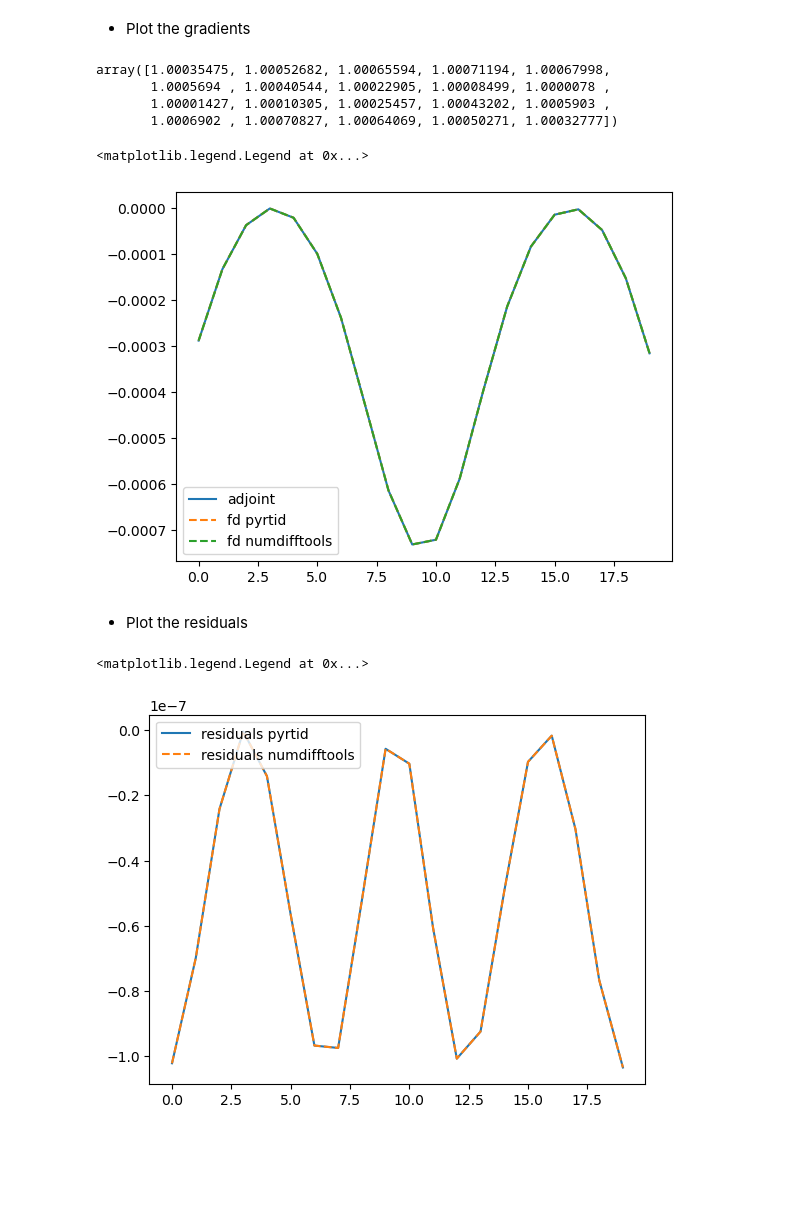
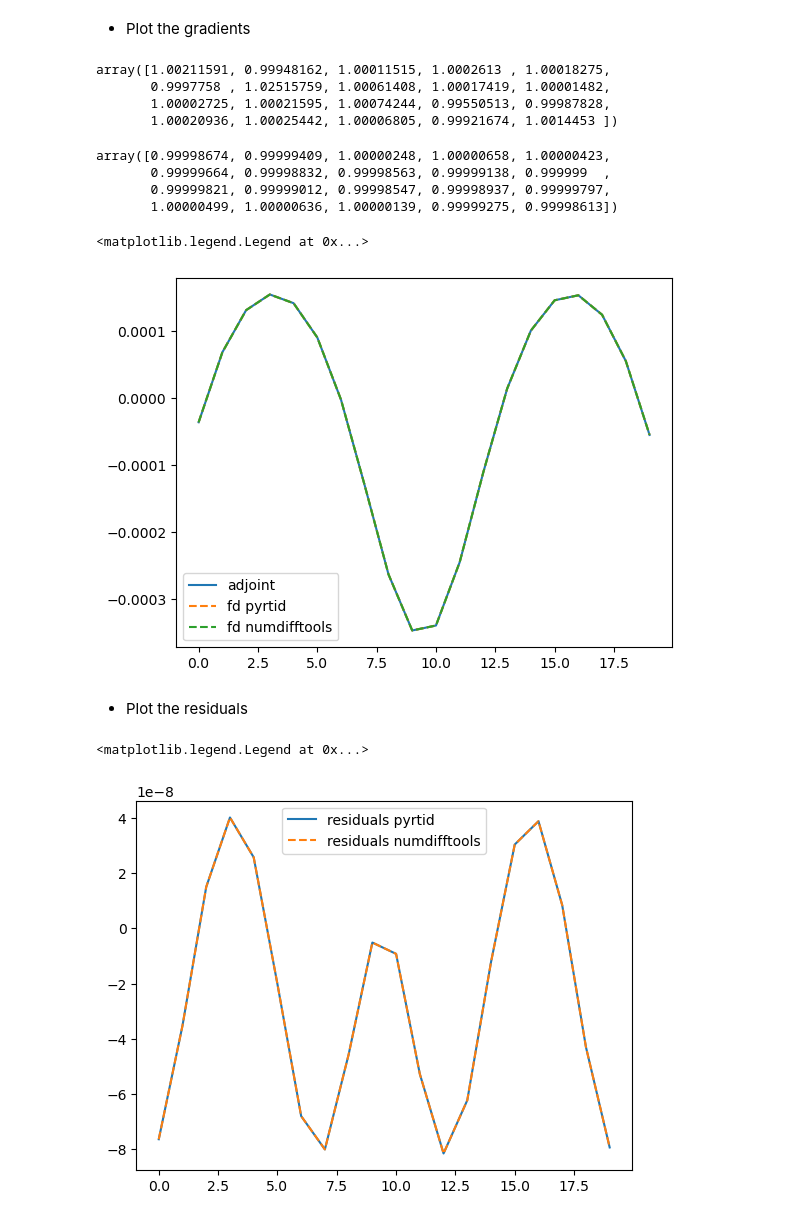
Before and after one commit to antoinecollet5/pyrtid, a Jupyter notebook: devs/chemistry_derivation_with_linear_transport_2_eqs_v2_fpi.ipynb, the cells around one changed output. Drawn from its saved outputs; the diff is of its cells as text; code cells hidden in the pictures; blank space fills up the shorter version.

Commit message:
TEST: add the initial cocentration gradient in chemistry with linear transport fpi

```diff
--- a/devs/chemistry_derivation_with_linear_transport_2_eqs_v2_fpi.ipynb
+++ b/devs/chemistry_derivation_with_linear_transport_2_eqs_v2_fpi.ipynb
@@ -749,13 +784,22 @@ array([-2.88069022e-04, -1.32766059e-04, -3.69051828e-05, -5.60806616e-07,
 # %% [markdown]
 - Objective function definition
 # %%
-def objfun(x, time_params: TimeParameters) -> float:
+def objfun_init_min(x, time_params: TimeParameters) -> float:
     _tr_model = TransportModel(time_params.nt, gch_params_est, tr_params)
     _tr_model.grade[:, :, 0] = x.reshape(nx, ny, order="F")
     solve_forward(time_params, gch_params_est, _tr_model, is_verbose=False)
 
     _a_sources = get_a_sources(tr_model_ref, _tr_model)
     return float(0.5 * np.sum(_a_sources**2))
+
+
+def objfun_init_conc(x, time_params: TimeParameters) -> float:
+    _tr_model = TransportModel(time_params.nt, gch_params_est, tr_params)
+    _tr_model.conc[:, :, 0] = x.reshape(nx, ny, order="F")
+    solve_forward(time_params, gch_params_est, _tr_model, is_verbose=False)
+
+    _a_sources = get_a_sources(tr_model_ref, _tr_model)
+    return float(0.5 * np.sum(_a_sources**2))
 # %% [markdown]
 - Evaluate the objective function for the initial guess
 # %%
@@ -785,30 +824,67 @@ fd_gradient_pyrtid = finite_gradient(
+# %%
+def objfun_wrapper_init_min(x: NDArrayFloat) -> float:
+    return objfun_init_min(x, time_params)
+
+
+def objfun_wrapper_init_conc(x: NDArrayFloat) -> float:
+    return objfun_init_conc(x, time_params)
+
+
+fd_init_min_gradient_numdifftools = nd.Gradient(objfun_wrapper_init_min, step=eps)(
+    tr_model_est.grade[:, :, 0].ravel("F")
+)
+fd_init_min_gradient_pyrtid = finite_gradient(
+    tr_model_est.grade[:, :, 0].ravel("F"),
+    objfun_init_min,
+    fm_args=(time_params,),
+    eps=eps,
+)
+
+fd_init_conc_gradient_numdifftools = nd.Gradient(objfun_wrapper_init_conc, step=eps)(
+    tr_model_est.conc[:, :, 0].ravel("F")
+)
+fd_init_conc_gradient_pyrtid = finite_gradient(
+    tr_model_est.conc[:, :, 0].ravel("F"),
+    objfun_init_conc,
+    fm_args=(time_params,),
+    eps=eps,
+)
 # %% [markdown]
 - Plot the gradients
-# %%
-adjoint_gradient / fd_gradient_pyrtid
-# %% [output]
-array([1.00035475, 1.00052682, 1.00065594, 1.00071194, 1.00067998,
-       1.0005694 , 1.00040544, 1.00022905, 1.00008499, 1.0000078 ,
-       1.00001427, 1.00010305, 1.00025457, 1.00043202, 1.0005903 ,
-       1.0006902 , 1.00070827, 1.00064069, 1.00050271, 1.00032777])
+# %%
+adjoint_init_min_gradient / fd_init_min_gradient_pyrtid
+# %% [output]
+array([1.00211591, 0.99948162, 1.00011515, 1.0002613 , 1.00018275,
+       0.9997758 , 1.02515759, 1.00061408, 1.00017419, 1.00001482,
+       1.00002725, 1.00021595, 1.00074244, 0.99550513, 0.99987828,
+       1.00020936, 1.00025442, 1.00006805, 0.99921674, 1.0014453 ])
+# %%
+adjoint_init_conc_gradient / fd_init_conc_gradient_pyrtid
+# %% [output]
+array([0.99998674, 0.99999409, 1.00000248, 1.00000658, 1.00000423,
+       0.99999664, 0.99998832, 0.99998563, 0.99999138, 0.999999  ,
+       0.99999821, 0.99999012, 0.99998547, 0.99998937, 0.99999797,
+       1.00000499, 1.00000636, 1.00000139, 0.99999275, 0.99998613])
 # %%
-plt.plot(adjoint_gradient, label="adjoint")
-plt.plot(fd_gradient_pyrtid, label="fd pyrtid", linestyle="--")
-plt.plot(fd_gradient_numdifftools, label="fd numdifftools", linestyle="--")
+plt.plot(adjoint_init_min_gradient, label="adjoint")
+plt.plot(fd_init_min_gradient_pyrtid, label="fd pyrtid", linestyle="--")
+plt.plot(fd_init_min_gradient_numdifftools, label="fd numdifftools", linestyle="--")
 plt.legend()
 # %% [output]
 <matplotlib.legend.Legend at 0x...>
-[figure, old version]
+[figure, new version]
 # %% [markdown]
 - Plot the residuals
 # %%
-plt.plot((adjoint_gradient - fd_gradient_pyrtid), label="residuals pyrtid")
 plt.plot(
-    (adjoint_gradient - fd_gradient_numdifftools),
+    (adjoint_init_min_gradient - fd_init_min_gradient_pyrtid), label="residuals pyrtid"
+)
+plt.plot(
+    (adjoint_init_min_gradient - fd_init_min_gradient_numdifftools),
     linestyle="--",
     label="residuals numdifftools",
 )
 plt.legend()
 # %% [output]
 <matplotlib.legend.Legend at 0x...>
-[figure, old version]
+[figure, new version]
```
Also changed, not shown: parts of 17 cells of this notebook.
